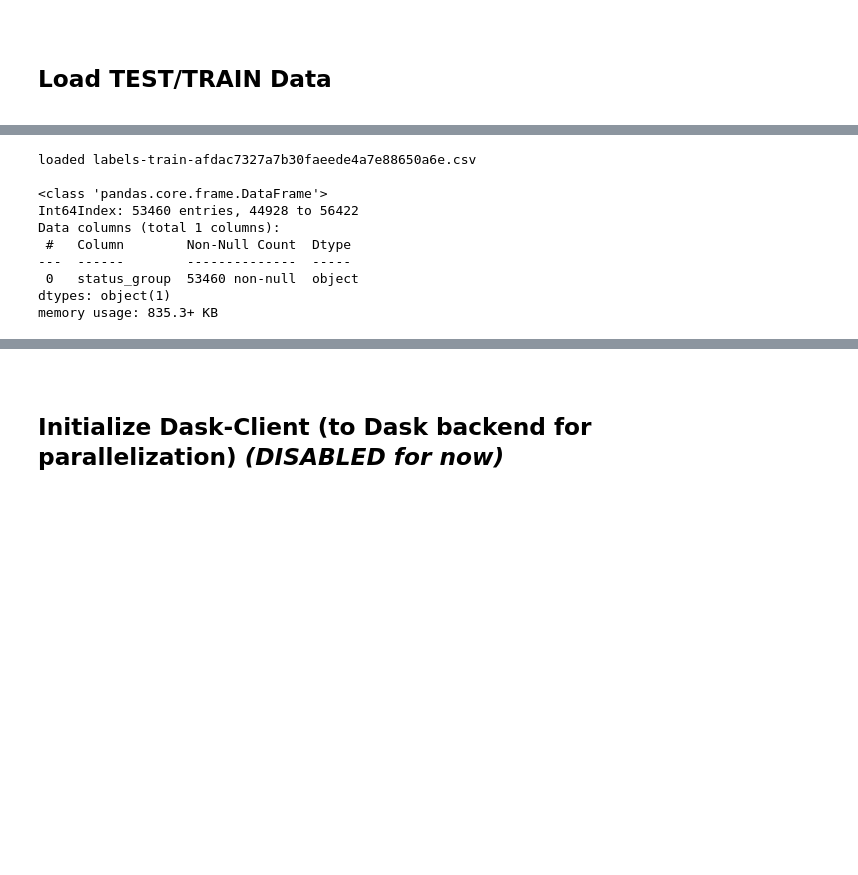
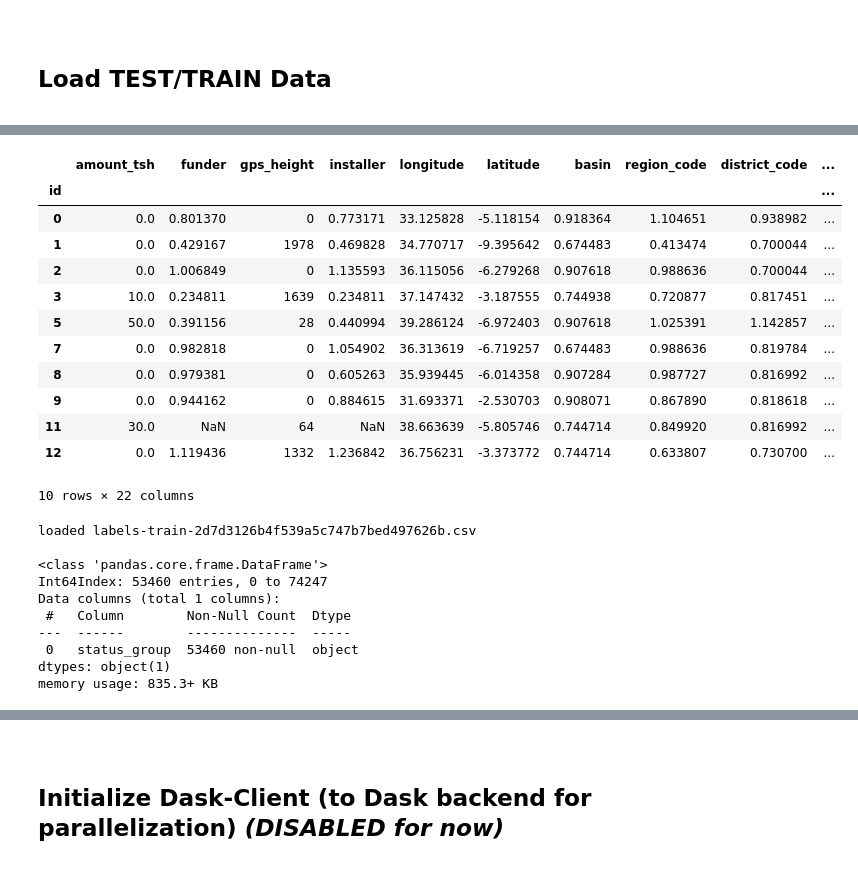
Before and after one commit to sacontreras/dsc-mod-3-project-v2-1-online-ds-sp-000, a Jupyter notebook: models.ipynb, the cells around one changed output, grey strips where cells are left out. Saved outputs shown, nothing was run; the diff lists cells and outputs as text; code cells hidden in the pictures; blank space fills up the shorter version.

```diff
--- a/models.ipynb
+++ b/models.ipynb
@@ -79,13 +109,30 @@ memory usage: 44.0 MB
+# %%
+data_train.head(10)
+# %% [output]
+|  | amount_tsh | funder | gps_height | installer | longitude | latitude | basin | region_code | district_code | ... |
+| id |  |  |  |  |  |  |  |  |  | ... |
+| 0 | 0.0 | 0.801370 | 0 | 0.773171 | 33.125828 | -5.118154 | 0.918364 | 1.104651 | 0.938982 | ... |
+| 1 | 0.0 | 0.429167 | 1978 | 0.469828 | 34.770717 | -9.395642 | 0.674483 | 0.413474 | 0.700044 | ... |
+| 2 | 0.0 | 1.006849 | 0 | 1.135593 | 36.115056 | -6.279268 | 0.907618 | 0.988636 | 0.700044 | ... |
+| 3 | 10.0 | 0.234811 | 1639 | 0.234811 | 37.147432 | -3.187555 | 0.744938 | 0.720877 | 0.817451 | ... |
+| 5 | 50.0 | 0.391156 | 28 | 0.440994 | 39.286124 | -6.972403 | 0.907618 | 1.025391 | 1.142857 | ... |
+| 7 | 0.0 | 0.982818 | 0 | 1.054902 | 36.313619 | -6.719257 | 0.674483 | 0.988636 | 0.819784 | ... |
+| 8 | 0.0 | 0.979381 | 0 | 0.605263 | 35.939445 | -6.014358 | 0.907284 | 0.987727 | 0.816992 | ... |
+| 9 | 0.0 | 0.944162 | 0 | 0.884615 | 31.693371 | -2.530703 | 0.908071 | 0.867890 | 0.818618 | ... |
+| 11 | 30.0 | NaN | 64 | NaN | 38.663639 | -5.805746 | 0.744714 | 0.849920 | 0.816992 | ... |
+| 12 | 0.0 | 1.119436 | 1332 | 1.236842 | 36.756231 | -3.373772 | 0.744714 | 0.633807 | 0.730700 | ... |
+10 rows × 22 columns
 # %%
 fname = scjpnutils.get_data_fname(data_config, data_kwargs={'is_labels':True,'type':'train','is_cached':is_data_cached})
-y_train = pd.read_csv(fname, index_col=0)
+y_train = pd.read_csv(fname, index_col=0).sort_index()
 print(f"loaded {fname}\n")
+
 y_train.info()
 # %% [output]
-loaded labels-train-afdac7327a7b30faeede4a7e88650a6e.csv
+loaded labels-train-2d7d3126b4f539a5c747b7bed497626b.csv
 
 <class 'pandas.core.frame.DataFrame'>
-Int64Index: 53460 entries, 44928 to 56422
+Int64Index: 53460 entries, 0 to 74247
 Data columns (total 1 columns):
  #   Column        Non-Null Count  Dtype
 ---  ------        --------------  -----
```
Also changed, not shown: parts of 37 cells of this notebook, 6 other files.
